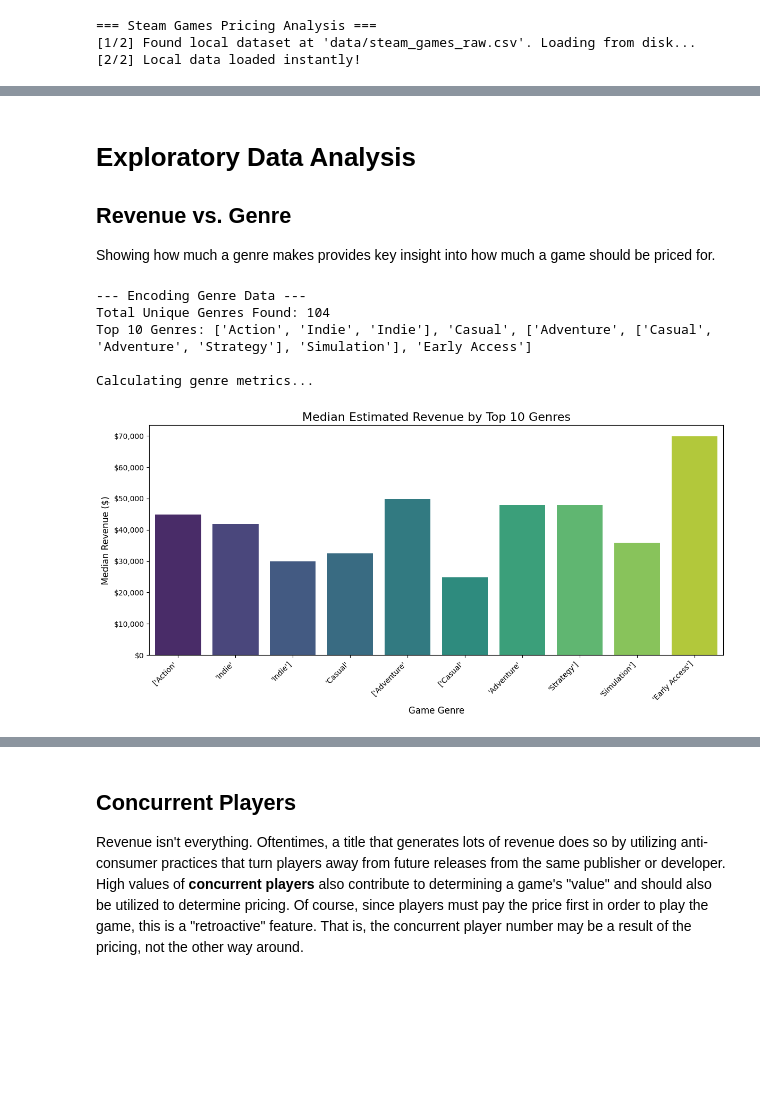
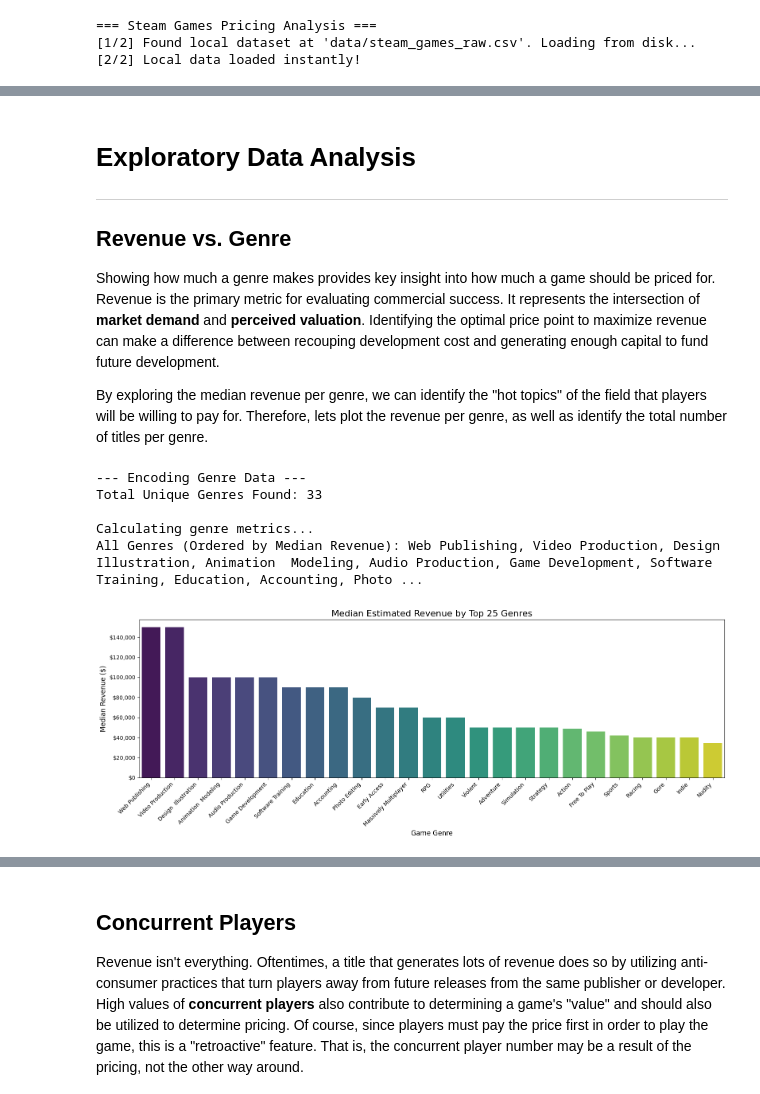
Before and after one commit to AMahapatra-Anly/Steam-Pricing-Analysis, a Jupyter notebook: Steam_Pricing_Analysis.ipynb, the cells around one changed output, grey strips where cells are left out. Saved outputs shown, nothing was run; the diff lists cells and outputs as text; code cells hidden in the pictures; blank space fills up the shorter version.

```diff
--- a/Steam_Pricing_Analysis.ipynb
+++ b/Steam_Pricing_Analysis.ipynb
@@ -183,7 +213,10 @@ Total Premium Games ready for analysis: 97734
 # %% [markdown]
 # Exploratory Data Analysis
+---
 ## Revenue vs. Genre
-Showing how much a genre makes provides key insight into how much a game should be priced for.
+Showing how much a genre makes provides key insight into how much a game should be priced for. Revenue is the primary metric for evaluating commercial success. It represents the intersection of **market demand** and **perceived valuation**. Identifying the optimal price point to maximize revenue can make a difference between recouping development cost and generating enough capital to fund future development.
+
+By exploring the median revenue per genre, we can identify the "hot topics" of the field that players will be willing to pay for. Therefore, lets plot the revenue per genre, as well as identify the total number of titles per genre.
 # %%
 print("--- Encoding Genre Data ---")
 
@@ -194,9 +227,13 @@ df_analysis = df_premium.copy()
 def clean_genres(g):
     if pd.isna(g):
         return []
-    if isinstance(g, str):
-        return [genre.strip() for genre in g.split(',')]
-    return g
+
+    # Remove non-alphanumeric characters except commas and spaces
+    g = re.sub(r'[^a-zA-Z0-9, ]', '', str(g))
+
+    # Split, strip, and capitalize the first letter of each genre
+    # without lowercasing the rest (e.g. keeps "Early Access" capitalized if it was)
+    return [genre.strip()[:1].upper() + genre.strip()[1:] for genre in g.split(',') if genre.strip()]
 
 df_analysis['genres_list'] = df_analysis['genres'].apply(clean_genres)
 
@@ -208,54 +245,61 @@ genre_matrix = mlb.fit_transform(df_analysis['genres_list'])
 genre_df = pd.DataFrame(genre_matrix, columns=mlb.classes_, index=df_analysis.index)
 df_analysis = df_analysis.join(genre_df)
 
-# 4. Calculate the total counts and select TOP 10
-genre_counts = genre_df.sum().sort_values(ascending=False)
-top_genres = genre_counts.index.tolist()[:10]  # FIX: Limit to Top 10
-
+# 4. Calculate metrics for all genres
 print(f"Total Unique Genres Found: {len(mlb.classes_)}")
-print(f"Top 10 Genres: {', '.join(top_genres)}")
-
 print("\nCalculating genre metrics...")
 
 genre_revenue_data = []
-for genre in top_genres:
+for genre in mlb.classes_:
     genre_subset = df_analysis[df_analysis[genre] == 1]
 
-    genre_revenue_data.append({
-        'Genre': genre,
-        'Median Revenue ($)': genre_subset['est_revenue'].median(),
-        'Median Price ($)': genre_subset['price'].median(),
-        'Total Games': len(genre_subset)
-    })
+    if len(genre_subset) > 0:
+        genre_revenue_data.append({
+            'Genre': genre,
+            'Median Revenue ($)': genre_subset['est_revenue'].median(),
+            'Median Price ($)': genre_subset['price'].median(),
+            'Total Games': len(genre_subset)
+        })
 
 df_genre_metrics = pd.DataFrame(genre_revenue_data)
 
+# Sort all genres by Median Revenue descending
+df_genre_metrics = df_genre_metrics.sort_values(by='Median Revenue ($)', ascending=False).reset_index(drop=True)
+
+# List all genres ordered by revenue
+sorted_all_genres = df_genre_metrics['Genre'].tolist()
+print(f"All Genres (Ordered by Median Revenue): {', '.join(sorted_all_genres)}")
+
 # 5. Visualization
-plt.figure(figsize=(12, 6))
+# To maintain readability on the x-axis, we can display up to the top 25 genres smoothly.
+top_n_plot = min(25, len(df_genre_metrics))
+df_plot_metrics = df_genre_metrics.head(top_n_plot)
+
+plt.figure(figsize=(16, 6)) # Widened to fit more genres
 ax = sns.barplot(
-    data=df_genre_metrics,
+    data=df_plot_metrics,
     x='Genre',
     y='Median Revenue ($)',
     hue='Genre',
     palette='viridis',
     legend=False
 )
 
-plt.title('Median Estimated Revenue by Top 10 Genres', fontsize=16)
+plt.title(f'Median Estimated Revenue by Top {top_n_plot} Genres', fontsize=16)
 plt.xlabel('Game Genre', fontsize=12)
 plt.ylabel('Median Revenue ($)', fontsize=12)
 plt.xticks(rotation=45, ha='right')
 ax.yaxis.set_major_formatter(plt.FuncFormatter(lambda x, loc: "${:,}".format(int(x))))
 
 plt.tight_layout()
 os.makedirs('graphs', exist_ok=True)
 plt.savefig('graphs/median_revenue_by_genre.png')
 plt.show()
 # %% [output]
 --- Encoding Genre Data ---
-Total Unique Genres Found: 104
-Top 10 Genres: ['Action', 'Indie', 'Indie'], 'Casual', ['Adventure', ['Casual', 'Adventure', 'Strategy'], 'Simulation'], 'Early Access']
+Total Unique Genres Found: 33
 
 Calculating genre metrics...
+All Genres (Ordered by Median Revenue): Web Publishing, Video Production, Design  Illustration, Animation  Modeling, Audio Production, Game Development, Software Training, Education, Accounting, Photo ...
-[figure, old version]
+[figure, new version]
 # %% [markdown]
```
Also changed, not shown: parts of 27 cells of this notebook, 12 other files.
